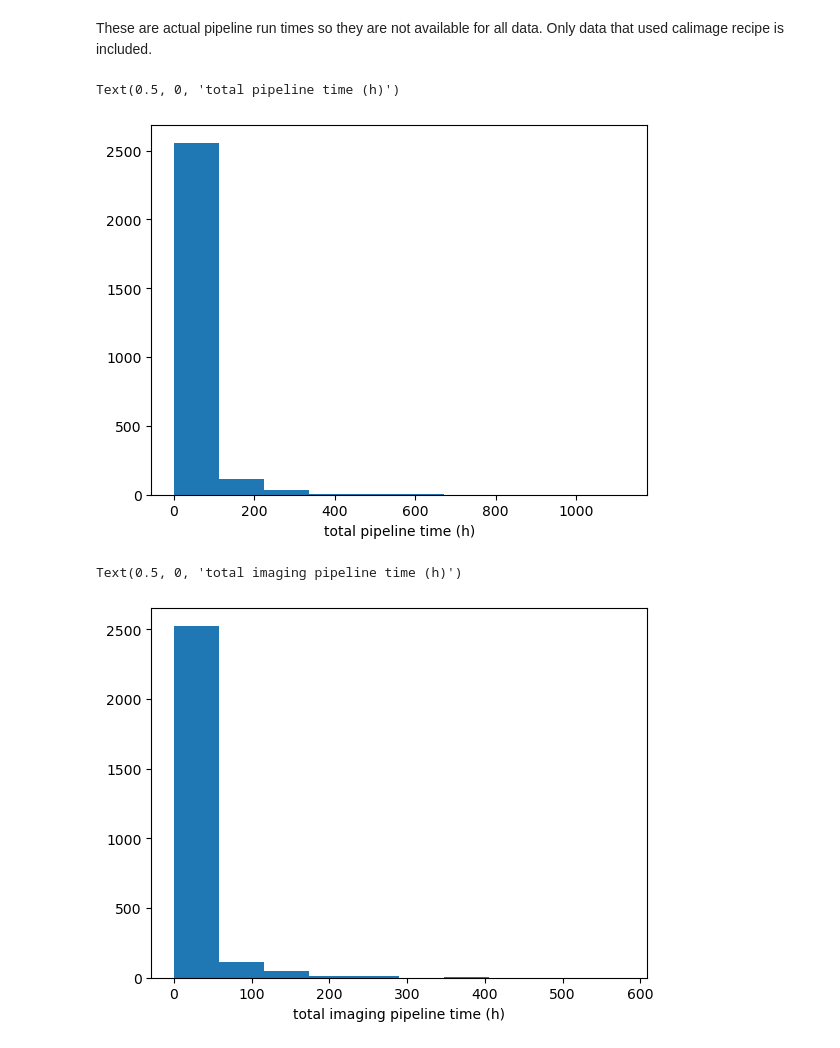
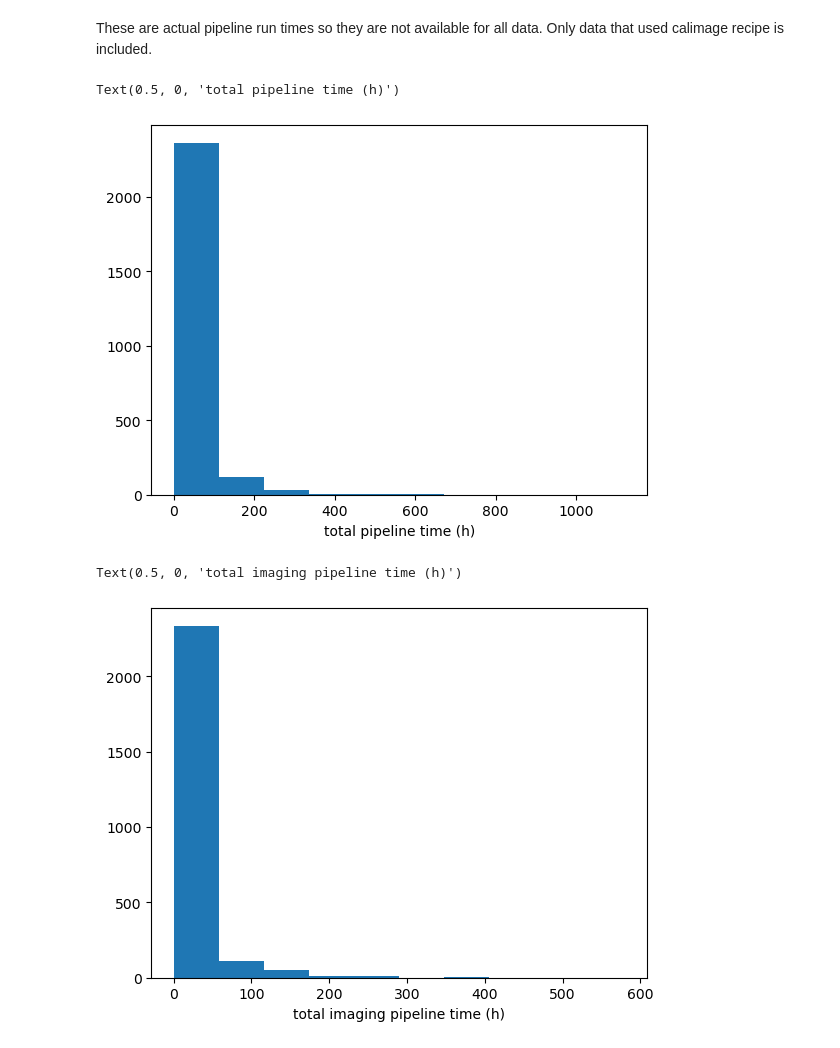
Before and after one commit to aakepley/big-cubes, a Jupyter notebook: WSU_Impact_Example.ipynb, the cells around one changed output. Cells and saved outputs as stored; diff of their text form; code cells hidden in the pictures.

```diff
--- a/WSU_Impact_Example.ipynb
+++ b/WSU_Impact_Example.ipynb
@@ -14,5 +14,5 @@ import re
 # %% [markdown]
 Reading in using ecsv and QTable is recommended to get unit information. You can use the vstack function to stack tables if desired. The tables can also be converted to pandas data tables.
 # %%
-result_c7_mous = QTable.read('data/wsu_datarates_mit_per_mous_cycle7_20230109.ecsv')
-result_c8_mous = QTable.read('data/wsu_datarates_mit_per_mous_cycle8_20230109.ecsv')
+result_c7_mous = QTable.read('data/wsu_datarates_mit_per_mous_cycle7_20230124.ecsv')
+result_c8_mous = QTable.read('data/wsu_datarates_mit_per_mous_cycle8_20230124.ecsv')
@@ -288,15 +285,15 @@ np.sum(result_c7_mous['blc_nspw'] * result_c7_mous['ntarget'])
 # %% [markdown]
 These are actual pipeline run times so they are not available for all data. Only data that used calimage recipe is included.
 # %%
-plt.hist(result_c7_mous['pl_totaltime'].value.data)
+plt.hist(result_c7_mous['pl_totaltime'].value.filled(np.nan))
 plt.xlabel('total pipeline time (h)')
 # %% [output]
 Text(0.5, 0, 'total pipeline time (h)')
-[figure, old version]
+[figure, new version]
 # %%
-plt.hist(result_c7_mous['pl_imgtime'].value.data)
+plt.hist(result_c7_mous['pl_imgtime'].value.filled(np.nan))
 plt.xlabel('total imaging pipeline time (h)')
 # %% [output]
 Text(0.5, 0, 'total imaging pipeline time (h)')
-[figure, old version]
+[figure, new version]
 # %%
```
Also changed, not shown: parts of 7 cells of this notebook, 2 other files.
